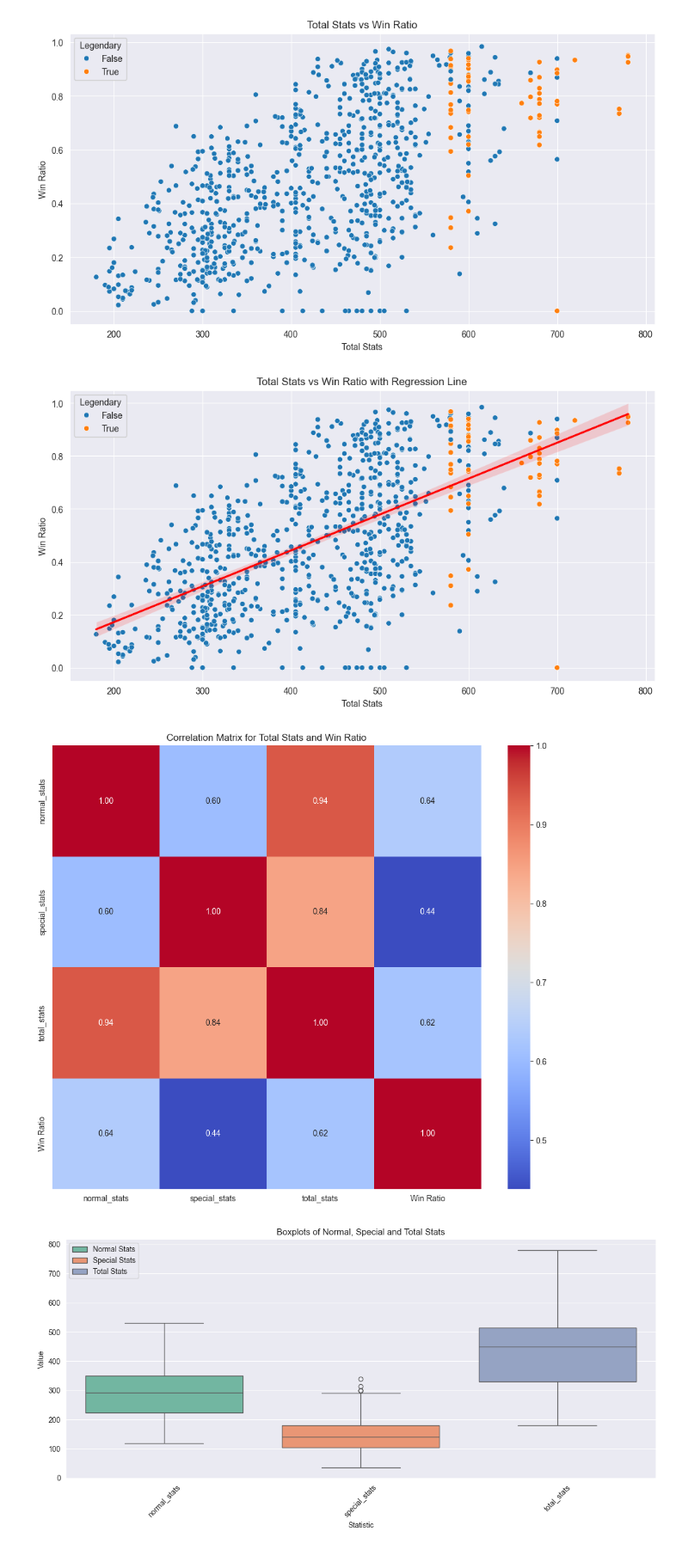
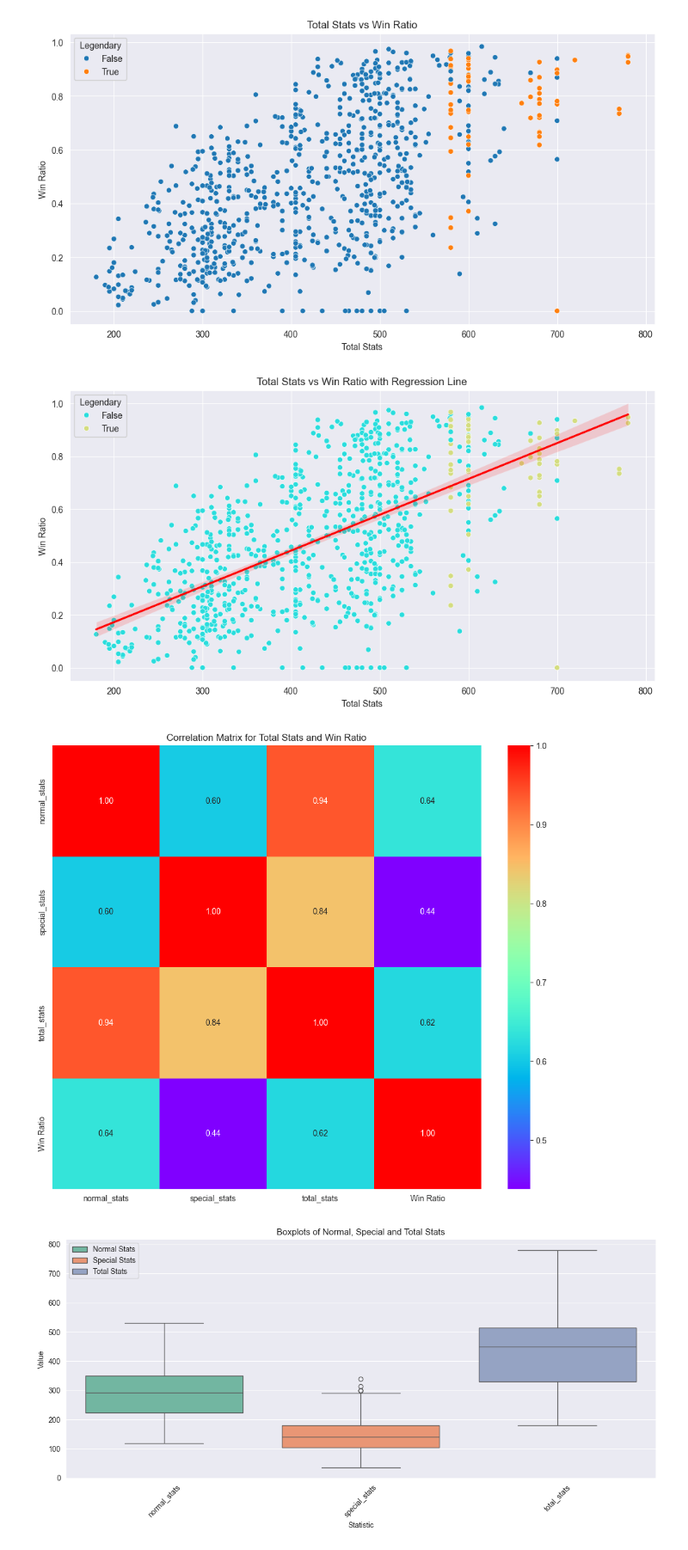
Before and after one commit to MagdaS25/Pokemon, a Jupyter notebook: EDA.ipynb, the cells around one changed output. Shown at 86% size. Cells and saved outputs as stored; diff of their text form; code cells hidden in the pictures.

```diff
--- a/EDA.ipynb
+++ b/EDA.ipynb
@@ -118,9 +118,10 @@ labels = ['HP', 'Attack', 'Defense', 'Sp. Atk', 'Sp. Def', 'Speed']
 for i in range(6):
     a = i // 3
     b = i % 3
-    sns.histplot(data=pokemon_clean,x=labels[i], ax=axes[a,b], bins=20, hue='Legendary', multiple='stack')
+    sns.histplot(data=pokemon_clean,x=labels[i], ax=axes[a,b], bins=20, hue='Legendary', multiple='stack', palette='Spectral')
     axes[a,b].set_title(f'{labels[i]} Distribution')
 
 plt.tight_layout()
+plt.savefig('statistics_distributions.png')
 plt.show()
 # %% [output]
@@ -521,22 +532,24 @@ plt.show()
 # %%
 # Adding regression line to the scatterplot
 plt.figure(figsize=(12, 6))
-sns.scatterplot(data=pokemon_clean, x='total_stats', y='Win Ratio', hue='Legendary')
+sns.scatterplot(data=pokemon_clean, x='total_stats', y='Win Ratio', hue='Legendary', palette='rainbow')
 sns.regplot(data=pokemon_clean, x='total_stats', y='Win Ratio', line_kws={'color':'red'}, scatter=False)
 plt.title('Total Stats vs Win Ratio with Regression Line')
 plt.xlabel('Total Stats')
 plt.ylabel('Win Ratio')
+plt.savefig('Total Stats vs Win Ratio with Regression Line.png')
 plt.show()
 # %% [output]
-[figure, old version]
+[figure, new version]
 # %%
 # Correlation matrix for total stats and win ratio
 plt.figure(figsize=(12, 10))
-sns.heatmap(pokemon_clean[['normal_stats', 'special_stats', 'total_stats', 'Win Ratio']].corr(), annot=True, fmt='.2f', cmap='coolwarm')
+sns.heatmap(pokemon_clean[['normal_stats', 'special_stats', 'total_stats', 'Win Ratio']].corr(), annot=True, fmt='.2f', cmap='rainbow')
 plt.title('Correlation Matrix for Total Stats and Win Ratio')
+plt.savefig('Correlation Matrix vs Total Stats and Win Ratio.png')
 plt.show()
 # %% [output]
-[figure, old version]
+[figure, new version]
 # %%
 # Box plots for normal, special and total stats
 stats_columns = ['normal_stats', 'special_stats', 'total_stats']
```
Also changed, not shown: parts of 14 cells of this notebook.
